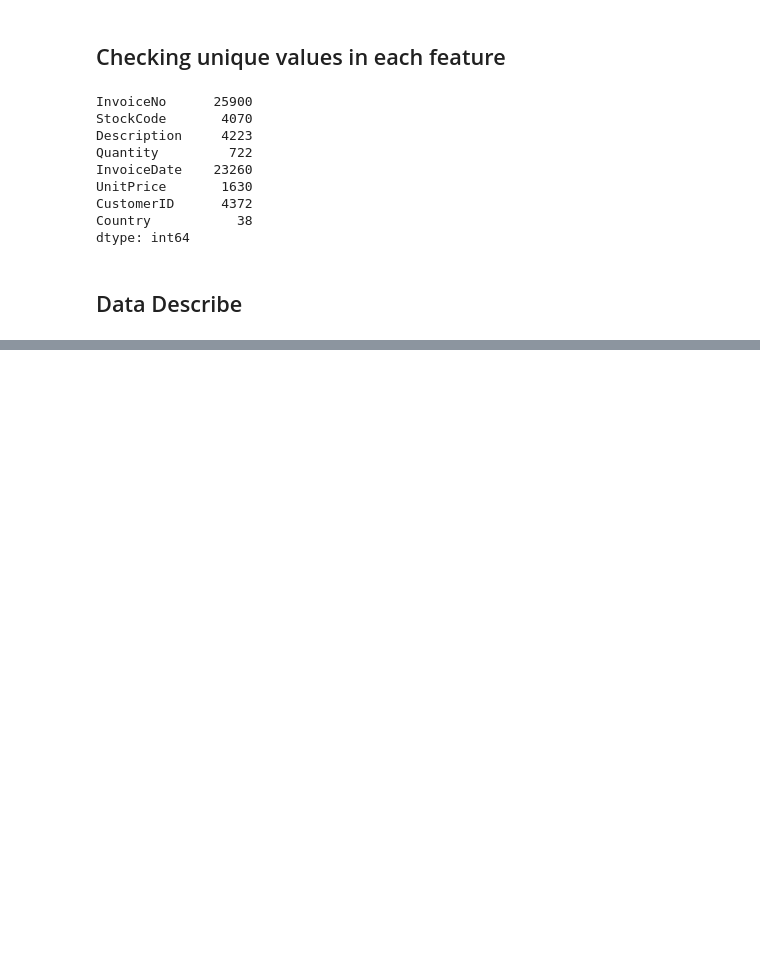
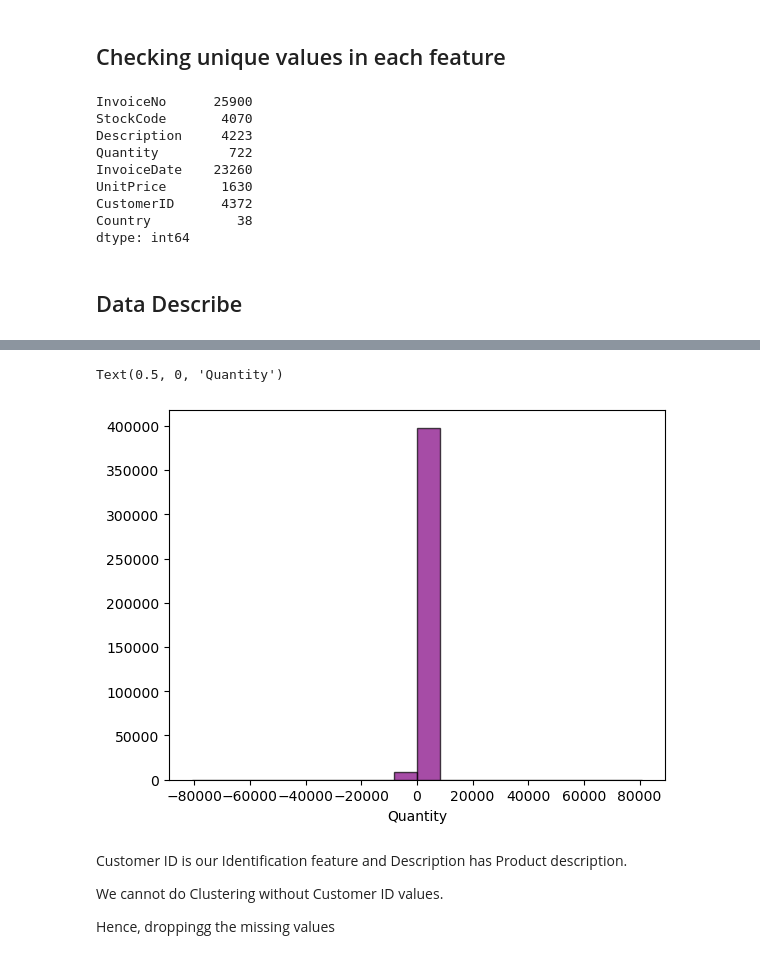
Before and after one commit to tusharraskar/Online-Retail-Customer-Segmentation, a Jupyter notebook: Online Retail Customer Segmentation.ipynb, the cells around one changed output, grey strips where cells are left out. Cells and saved outputs as stored; diff of their text form; code cells hidden in the pictures; blank space fills up the shorter version.

```diff
--- a/Online Retail Customer Segmentation.ipynb
+++ b/Online Retail Customer Segmentation.ipynb
@@ -167,0 +148,2 @@ Hence, droppingg the missing values
+# %%
+df.dropna(subset=['CustomerID'],inplace=True)
@@ -167,0 +174,14 @@ Hence, droppingg the missing values
+# %%
+# Checking distrubution of Quantity
+
+plt.hist(df['Quantity'], bins=20, color='purple', edgecolor='black', alpha=0.7)
+plt.xlabel('Quantity')
+# %% [output]
+Text(0.5, 0, 'Quantity')
+[figure, added]
+# %% [markdown]
+Customer ID is our Identification feature and Description has Product description.
+
+We cannot do Clustering without Customer ID values.
+
+Hence, droppingg the missing values
```
Also changed, not shown: parts of 25 cells of this notebook.
